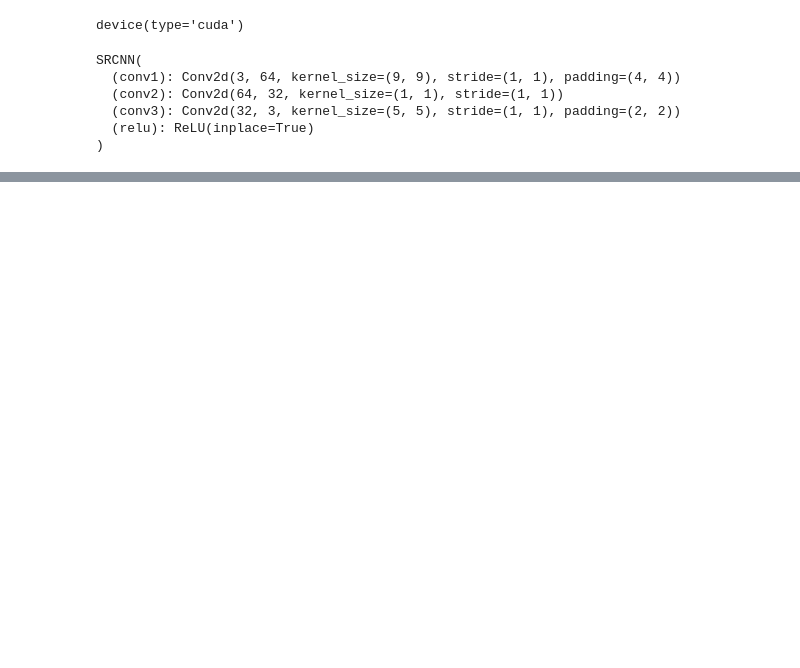
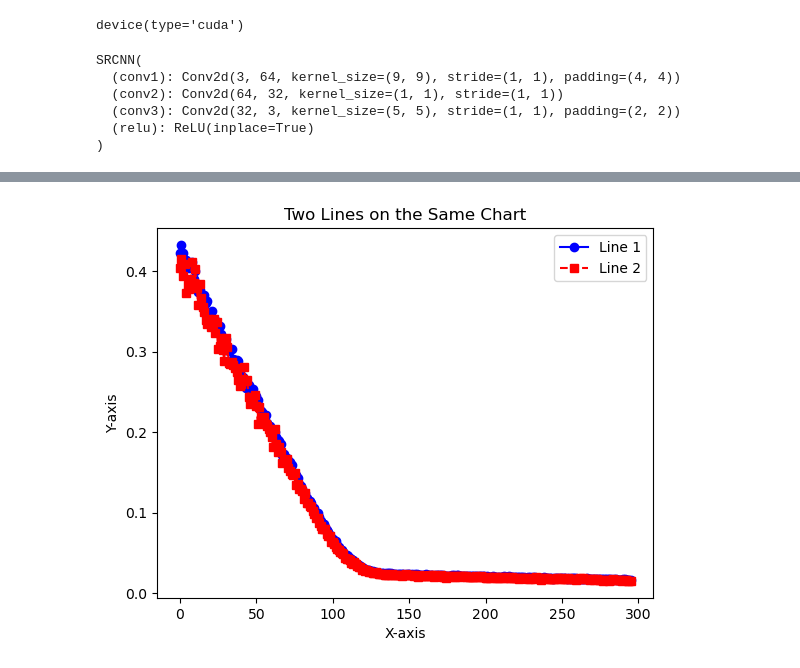
Before and after one commit to waggle-sensor/summer2023, a Jupyter notebook: Arnold/super-resolution/SRCNN.ipynb, the cells around one changed output, grey strips where cells are left out. Saved outputs shown, nothing was run; the diff lists cells and outputs as text; code cells hidden in the pictures; blank space fills up the shorter version.

```diff
--- a/Arnold/super-resolution/SRCNN.ipynb
+++ b/Arnold/super-resolution/SRCNN.ipynb
@@ -101,19 +99,21 @@ KeyboardInterrupt:
 # %%
 
-stats = torch.load('./stats/stats-49.pt')
+stats = torch.load('./stats/stats-295.pt')
 
 # Create a figure and plot the two lines on the same chart
 plt.plot(stats[0], marker='o', linestyle='-', color='b', label='Line 1')
 plt.plot(stats[1], marker='s', linestyle='--', color='r', label='Line 2')
 
 # Add labels and title
 plt.xlabel('X-axis')
 plt.ylabel('Y-axis')
 plt.title('Two Lines on the Same Chart')
 
 # Add a legend
 plt.legend()
 
 # Show the plot
 plt.show()
+# %% [output]
+[figure, added]
 # %%
```
Also changed, not shown: parts of 6 cells of this notebook, 4 other files.
